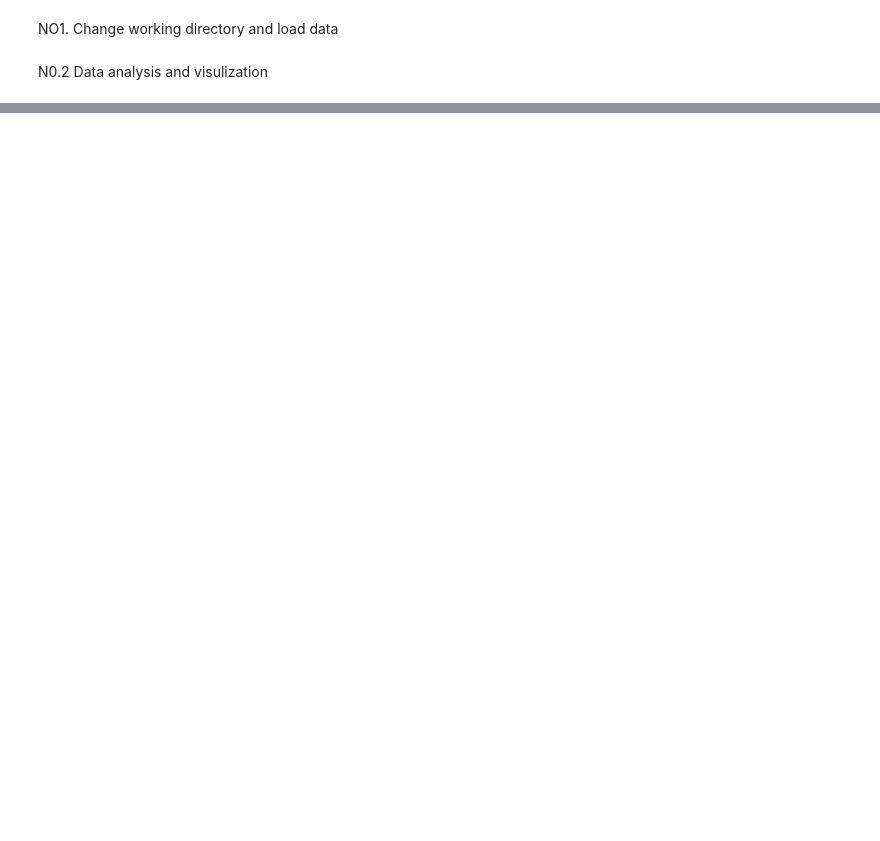
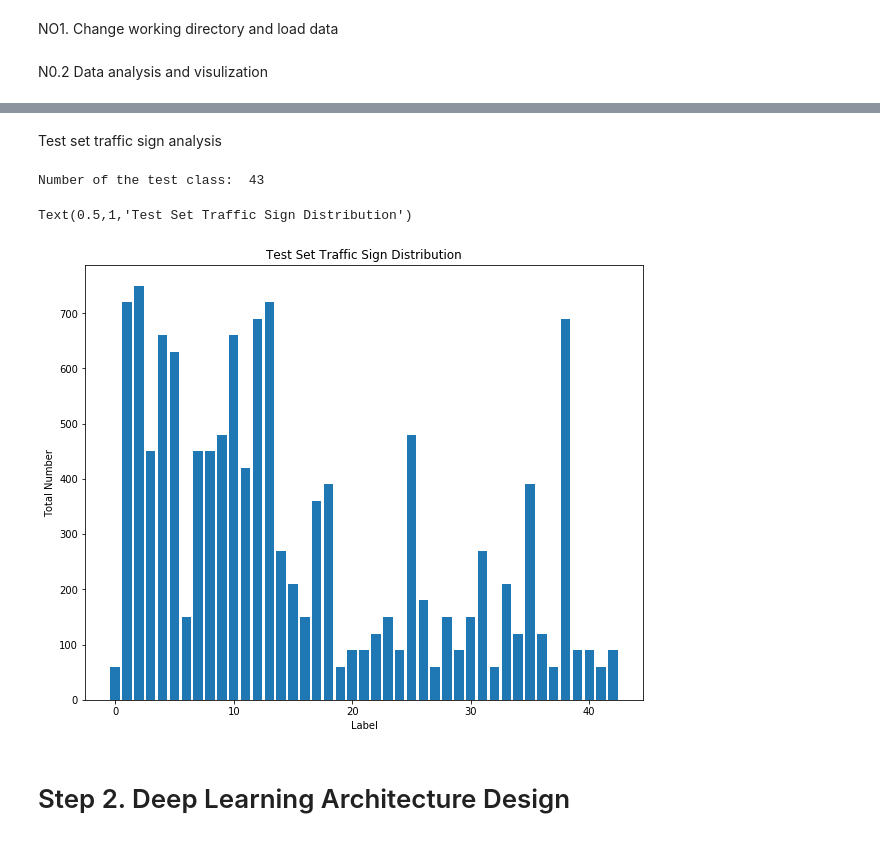
Before and after one commit to rui-ren/ANN-traffic-sign-classifier, a Jupyter notebook: Using Deep Learning to build a traffic sign recognition classifier.ipynb, the cells around one changed output, grey strips where cells are left out. Cells and saved outputs as stored; diff of their text form; code cells hidden in the pictures; blank space fills up the shorter version.

```diff
--- a/Using Deep Learning to build a traffic sign recognition classifier.ipynb
+++ b/Using Deep Learning to build a traffic sign recognition classifier.ipynb
@@ -100,0 +123,21 @@ os.getcwd()
+# %% [markdown]
+Test set traffic sign analysis
+# %%
+sign_count_test = Counter(Y_test)  # return dictionary
+n_class_test = len(np.unique(Y_test))
+print('Number of the test class: ', n_class_test)
+
+# data visulization for the validation data set distribution
+x_val_test = np.array(range(n_class_test))
+y_val_test = [sign_count_test[i] for i in range(n_class_test)]
+plt.figure(figsize=(10,8))
+plt.bar(x_val_test,y_val_test)
+plt.xlabel('Label')
+plt.ylabel('Total Number')
+plt.title('Test Set Traffic Sign Distribution')
+# %% [output]
+Number of the test class:  43
+Text(0.5,1,'Test Set Traffic Sign Distribution')
+[figure, added]
+# %% [markdown]
+# Step 2. Deep Learning Architecture Design
```
Also changed, not shown: parts of 12 cells of this notebook.
